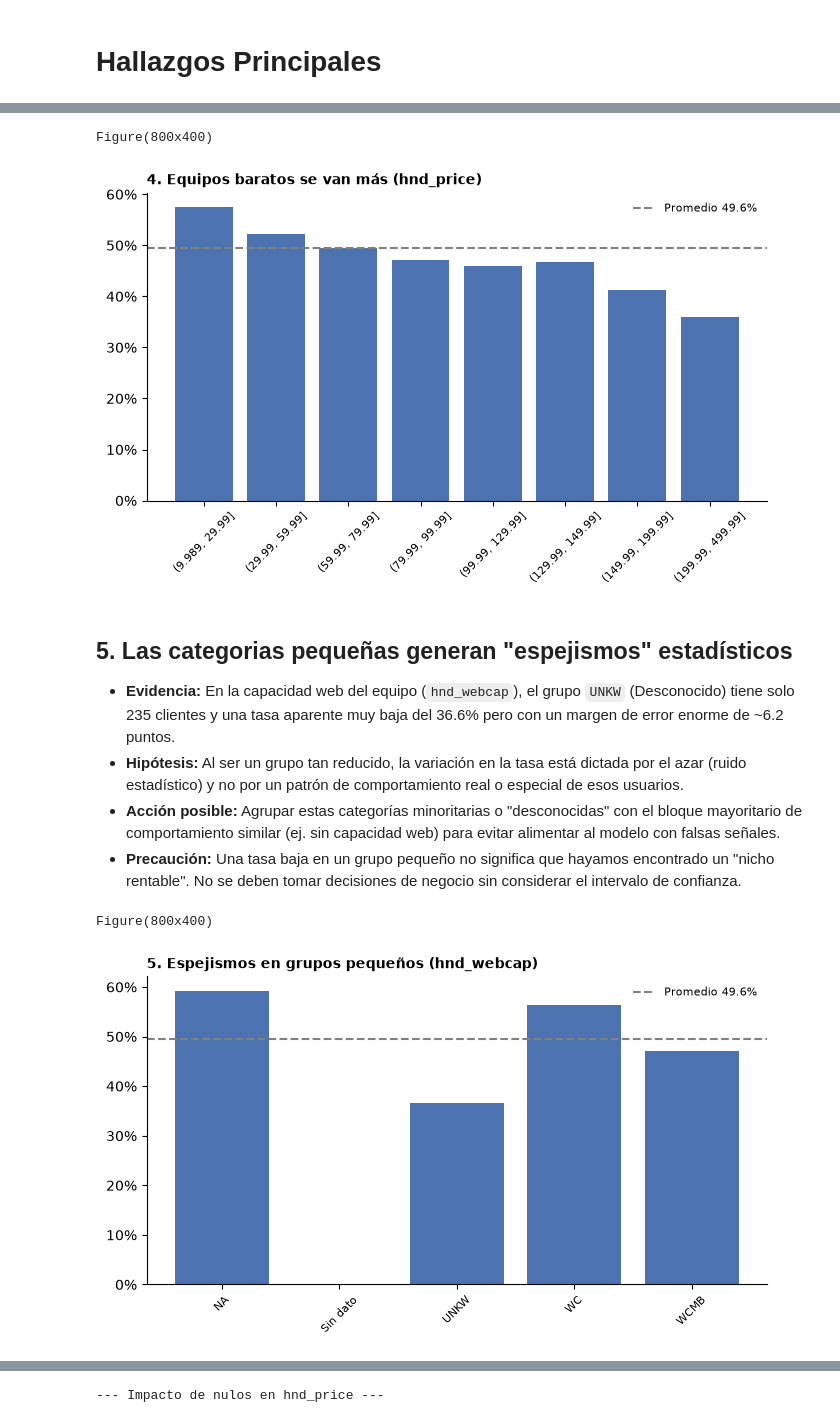
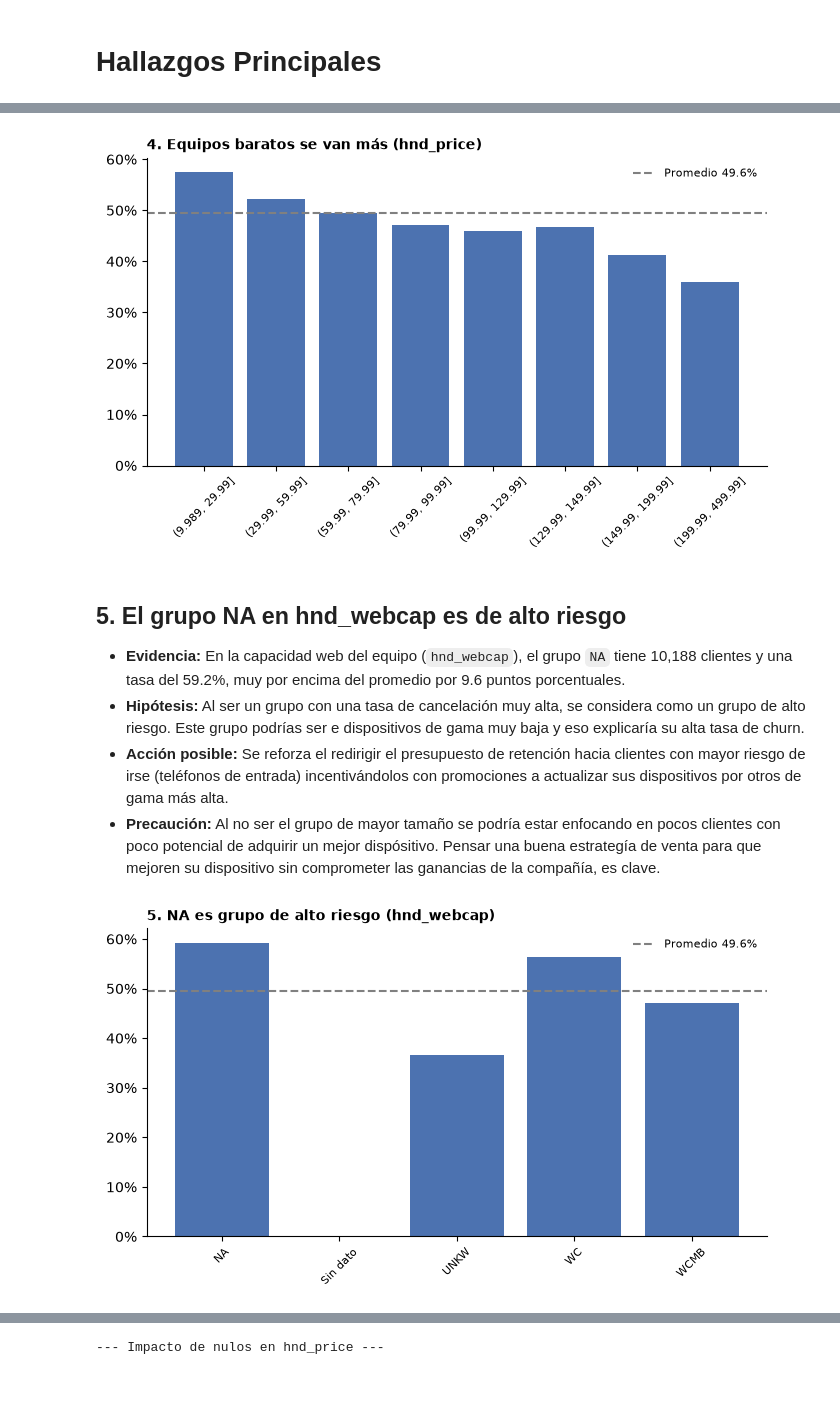
Before and after one commit to DpalaciosR20/churn-sdg, a Jupyter notebook: notebooks/02_eda.ipynb, the cells around one changed output, grey strips where cells are left out. Saved outputs shown, nothing was run; the diff lists cells and outputs as text; code cells hidden in the pictures; blank space fills up the shorter version.

```diff
--- a/notebooks/02_eda.ipynb
+++ b/notebooks/02_eda.ipynb
@@ -413,24 +410,22 @@ Figure(800x400)
 # %%
 # 4. Hallazgo: Precio del equipo
 tabla_precio = tasa_por_decil(df, 'hnd_price', dropna=True)
-print(graficar_tasa(tabla_precio, "4. Equipos baratos se van más (hnd_price)", promedio_global))
+fig = (graficar_tasa(tabla_precio, "4. Equipos baratos se van más (hnd_price)", promedio_global))
 # %% [output]
-Figure(800x400)
 [figure]
 # %% [markdown]
-## 5. Las categorias pequeñas generan "espejismos" estadísticos
-- **Evidencia:** En la capacidad web del equipo (`hnd_webcap`), el grupo `UNKW` (Desconocido) tiene solo 235 clientes y una tasa aparente muy baja del 36.6% pero con un margen de error enorme de ~6.2 puntos.
-- **Hipótesis:** Al ser un grupo tan reducido, la variación en la tasa está dictada por el azar (ruido estadístico) y no por un patrón de comportamiento real o especial de esos usuarios.
-- **Acción posible:** Agrupar estas categorías minoritarias o "desconocidas" con el bloque mayoritario de comportamiento similar (ej. sin capacidad web) para evitar alimentar al modelo con falsas señales.
-- **Precaución:** Una tasa baja en un grupo pequeño no significa que hayamos encontrado un "nicho rentable". No se deben tomar decisiones de negocio sin considerar el intervalo de confianza.
+## 5. El grupo NA en hnd_webcap es de alto riesgo
+- **Evidencia:** En la capacidad web del equipo (`hnd_webcap`), el grupo `NA` tiene 10,188 clientes y una tasa del 59.2%, muy por encima del promedio por 9.6 puntos porcentuales.
+- **Hipótesis:** Al ser un grupo con una tasa de cancelación muy alta, se considera como un grupo de alto riesgo. Este grupo podrías ser e dispositivos de gama muy baja y eso explicaría su alta tasa de churn.
+- **Acción posible:** Se reforza el redirigir el presupuesto de retención hacia clientes con mayor riesgo de irse (teléfonos de entrada) incentivándolos con promociones a actualizar sus dispositivos por otros de gama más alta.
+- **Precaución:** Al no ser el grupo de mayor tamaño se podría estar enfocando en pocos clientes con poco potencial de adquirir un mejor dispósitivo. Pensar una buena estrategía de venta para que mejoren su dispositivo sin comprometer las ganancias de la compañía, es clave.
 # %%
-# 5. Hallazgo: Ruido en grupos chicos (hnd_webcap)
+# 5.
 # Rellenar los nulos con un texto explícito antes de agrupar
 df_webcap = df.copy()
 df_webcap['hnd_webcap'] = df_webcap['hnd_webcap'].fillna("Sin dato")
 
 tabla_webcap = df_webcap.groupby('hnd_webcap')['churn'].mean().to_frame(name='tasa_churn')
-print(graficar_tasa(tabla_webcap, "5. Espejismos en grupos pequeños (hnd_webcap)", promedio_global))
+fig = (graficar_tasa(tabla_webcap, "5. NA es grupo de alto riesgo (hnd_webcap)", promedio_global))
 # %% [output]
-Figure(800x400)
-[figure, old version]
+[figure, new version]
```
Also changed, not shown: parts of 16 cells of this notebook, 1 other file.
